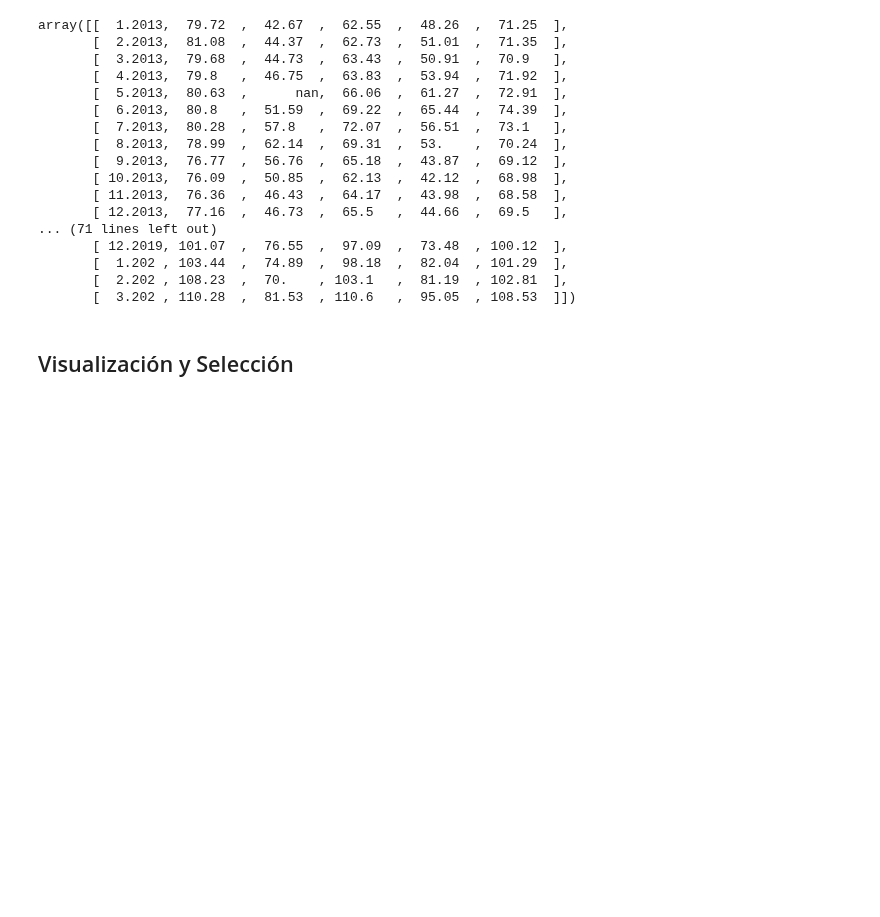
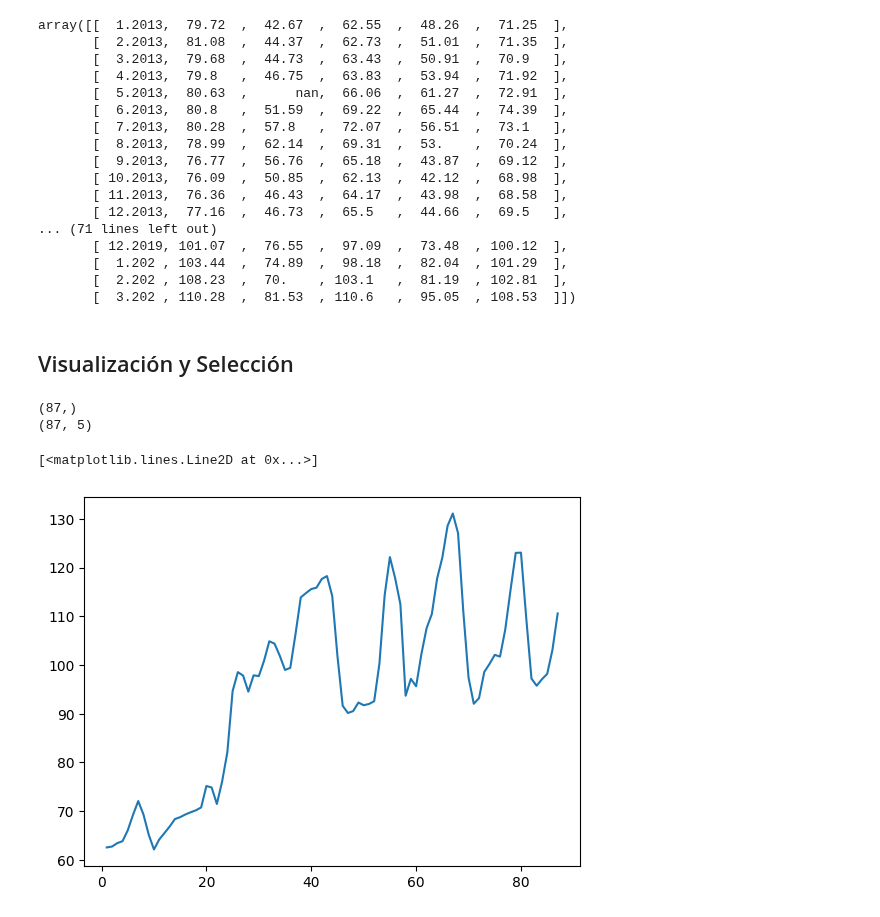
Before and after one commit to HJuliamPR/ColabPython, a Jupyter notebook: numpy.ipynb, the cells around one changed output. Cells and saved outputs as stored; diff of their text form; code cells hidden in the pictures; blank space fills up the shorter version.

```diff
--- a/numpy.ipynb
+++ b/numpy.ipynb
@@ -18,5 +11,11 @@ Drive already mounted at /content/drive; to attempt to forcibly remount, call dr
 # %%
+import numpy as np
+# from google.colab import drive
+
+# drive.mount('/content/drive')
 ####### Método 1 para cargar nuestro dataset desde Github Gists ########
 
-# url = 'https://gist.githubusercontent.com/ahcamachod/41b8a65c5e5b58125401deafb68af460/raw/f84320f69efa1cc3e86e1db054422cfa4869c63e/manzanas.csv'
+url = 'https://gist.githubusercontent.com/ahcamachod/41b8a65c5e5b58125401deafb68af460/raw/f84320f69efa1cc3e86e1db054422cfa4869c63e/manzanas.csv'
 # np.loadtxt(url,delimiter=',')
+# 12 * 7 + 3 = 87
+datos = np.loadtxt(url,delimiter=',',usecols = np.arange(1,88,1))
@@ -35,9 +24,9 @@ array([ 1,  2,  3,  4,  5,  6,  7,  8,  9, 10, 11, 12, 13, 14, 15, 16, 17,
 # %%
 ####### Método 2 para cargar el dataset directamente desde Google Drive #####
 
-path = '/content/drive/MyDrive/Numpy/manzanas.csv'
+# path = '/content/drive/MyDrive/Numpy/manzanas.csv'
 
-datos = np.loadtxt(path,delimiter=',',usecols = np.arange(1,88,1))
+# datos = np.loadtxt(path,delimiter=',',usecols = np.arange(1,88,1))
 # %% [markdown]
 ## Métodos básicos para explorar *Arrays*
 # %%
@@ -92,3 +63,26 @@ array([[  1.2013,  79.72  ,  42.67  ,  62.55  ,  48.26  ,  71.25  ],
 datos_transpuestos = datos.T
 # %% [markdown]
 ## Visualización y Selección
+# %%
+dates = datos_transpuestos[:, 0]
+prize = datos_transpuestos[:, 1:]
+# %%
+print(dates.shape)
+print(prize.shape)
+# %% [output]
+(87,)
+(87, 5)
+# %%
+import matplotlib.pyplot as plt
+fechas = np.arange(1, 88, 1)
+
+Moscu = prize[:,0]
+Kaliningrado = prize[:,1]
+Petersburgo = prize[:,2]
+Krasnodar = prize[:,3]
+Ekaterimburgo = prize[:,4]
+
+plt.plot(fechas, Petersburgo)
+# %% [output]
+[<matplotlib.lines.Line2D at 0x...>]
+[figure, added]
```
Also changed, not shown: parts of 4 cells of this notebook.
